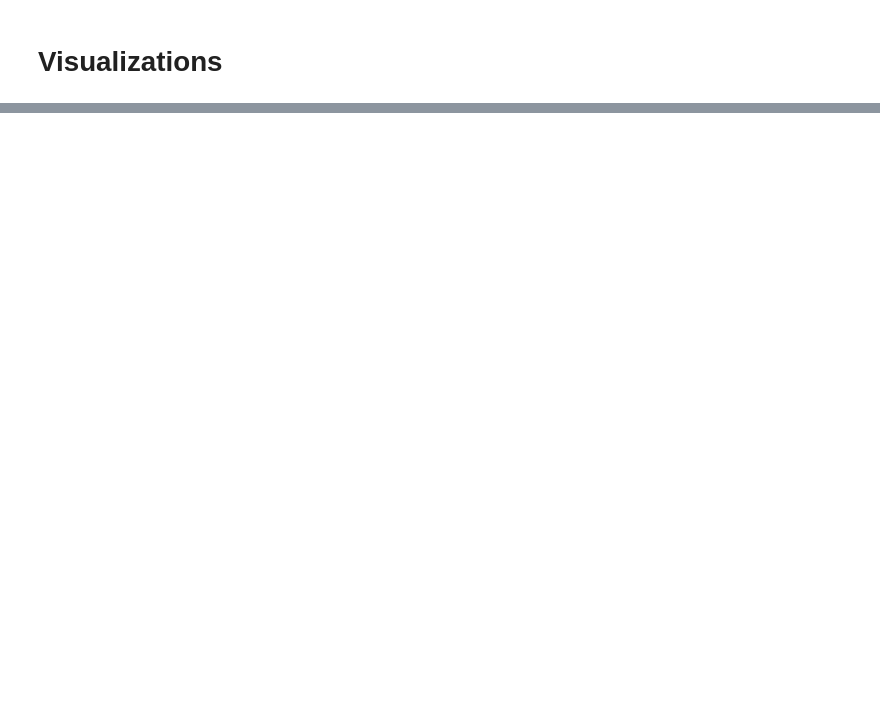
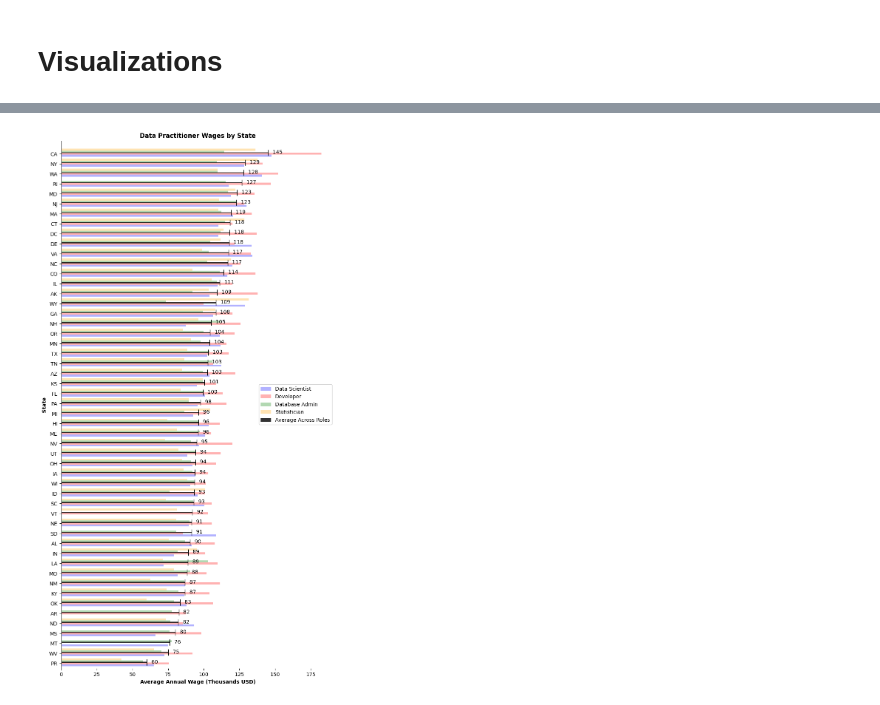
Before and after one commit to kac624/cuny, a Jupyter notebook: D608/story4_KeithC_script.ipynb, the cells around one changed output, grey strips where cells are left out. Drawn from its saved outputs; the diff is of its cells as text; code cells hidden in the pictures; blank space fills up the shorter version.

```diff
--- a/D608/story4_KeithC_script.ipynb
+++ b/D608/story4_KeithC_script.ipynb
@@ -113,0 +118,57 @@ plt.show()
+# %%
+df.sort_values(by='avg', ascending=True, inplace=True)
+
+# Setting the positions and width for the bars
+positions = np.arange(len(df.state))  # Position of bars on y-axis
+barWidth = 0.2
+group_spacing = 0.2
+positions = np.arange(len(df.state)) * (4 * barWidth + group_spacing)
+alpha = 0.3
+padding = 0.5
+
+# Set up fig
+plt.figure(figsize=(8, 15), layout='constrained')  # Adjusted for better fit of horizontal bars
+
+# Plotting both groups - Note the swapping of positions and bar lengths
+plt.barh(positions - barWidth, df.data_scientist, height=barWidth, alpha=alpha, color='blue', label='Data Scientist')
+plt.barh(positions, df.developer, height=barWidth, alpha=alpha, color='red', label='Developer')
+plt.barh(positions + barWidth, df.database_admin, height=barWidth, alpha=alpha, color='green', label='Database Admin')
+plt.barh(positions + barWidth*2, df.statistician, height=barWidth, alpha=alpha, color='orange', label='Statistician')
+# Add Average with different styles
+plt.barh(positions + barWidth/2, df.avg, height=barWidth-0.1, color='black', label='Average Across Roles', alpha=0.8)
+
+# Iterate over the bars to add a "T" effect and annotate
+for i, value in enumerate(df.avg):
+    # Extract positions
+    x_position = value
+    y_start = positions[i] + barWidth/2 - (barWidth*1.5)
+    y_end = positions[i] + barWidth/2 + (barWidth*1.5)
+
+    # Draw the vertical line for the "T" effect
+    plt.vlines(x_position, y_start, y_end, color='black', linewidth=1)
+
+    # Annotate the line with the value of 'avg'
+    plt.text(x_position + 2, positions[i] - barWidth/2, f' {value:.0f}', va='bottom', color='black')
+
+# Adding labels
+plt.ylabel('State', fontweight='bold')
+plt.yticks(positions, df.state)
+plt.xlabel('Average Annual Wage (Thousands USD)', fontweight='bold')
+plt.title('Data Practitioner Wages by State', fontweight='bold')
+
+# Creating legend
+plt.legend(loc='center right')
+
+# Remove spines
+ax = plt.gca()
+ax.spines['top'].set_visible(False)
+ax.spines['right'].set_visible(False)
+ax.spines['bottom'].set_visible(False)
+
+# Adjust whitespace
+plt.ylim([min(positions) - padding, max(positions) + barWidth * 4 + padding])
+
+# Showing the plot
+plt.show()
+# %% [output]
+[figure, added]
```
Also changed, not shown: parts of 4 cells of this notebook, 3 other files.
